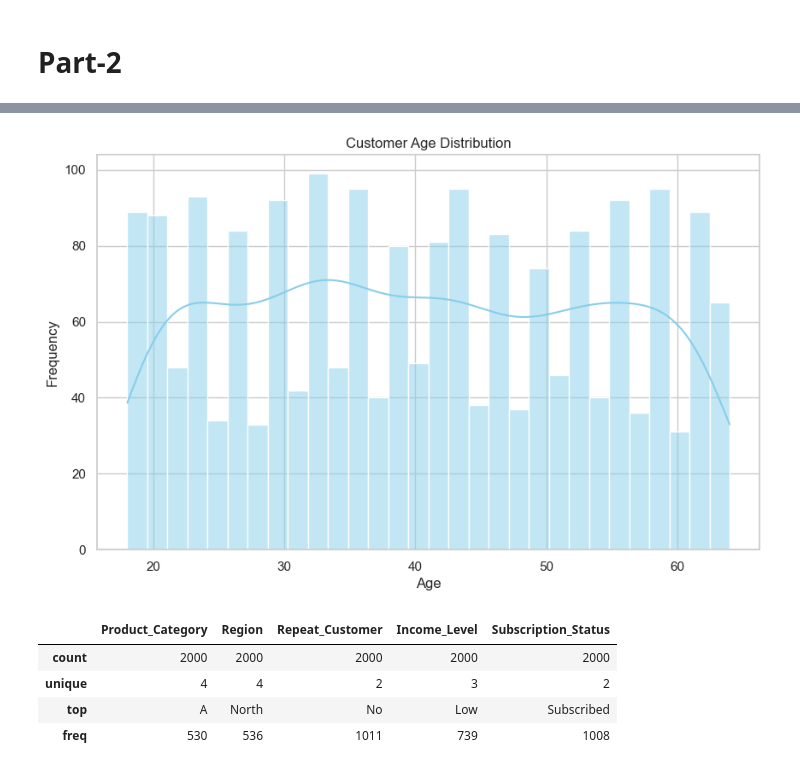
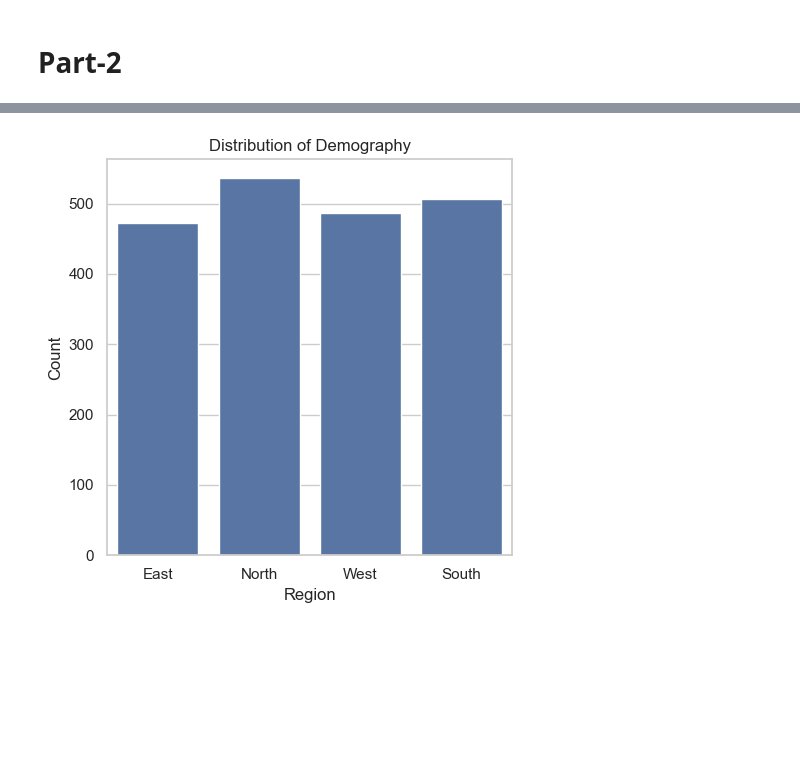
Before and after one commit to saiful-aromax/Navan, a Jupyter notebook: ca_march/CA.ipynb, the cells around one changed output, grey strips where cells are left out. Cells and saved outputs as stored; diff of their text form; code cells hidden in the pictures; blank space fills up the shorter version.

```diff
--- a/ca_march/CA.ipynb
+++ b/ca_march/CA.ipynb
@@ -169,16 +185,0 @@ plt.show()
-# %%
-import matplotlib.pyplot as plt
-import seaborn as sns
-
-# Set the aesthetic style of the plots
-sns.set_style("whitegrid")
-
-# Age Distribution of Customers
-plt.figure(figsize=(10, 6))
-sns.histplot(data['Customer_Age'], bins=30, kde=True, color="skyblue")
-plt.title('Age Distribution of Customers')
-plt.xlabel('Age')
-plt.ylabel('Frequency')
-plt.axvline(data['Customer_Age'].mean(), color='red', linestyle='--', label=f"Mean Age: {data['Customer_Age'].mean():.2f}")
-plt.legend()
-plt.show()
@@ -187,10 +185,0 @@ plt.show()
-# %%
-# Retry Customer Age Distribution plot
-plt.figure(figsize=(10, 6))
-sns.histplot(data['Customer_Age'], bins=30, kde=True, color='skyblue')
-plt.title('Customer Age Distribution')
-plt.xlabel('Age')
-plt.ylabel('Frequency')
-plt.show()
-# %% [output]
-[figure, removed]
@@ -202,8 +186,11 @@ categorical_summary = data[categorical_columns].describe()
-# %%
-data[categorical_columns].describe()
-# %% [output]
-|  | Product_Category | Region | Repeat_Customer | Income_Level | Subscription_Status |
-| count | 2000 | 2000 | 2000 | 2000 | 2000 |
-| unique | 4 | 4 | 2 | 3 | 2 |
-| top | A | North | No | Low | Subscribed |
-| freq | 530 | 536 | 1011 | 739 | 1008 |
+# %%
+fig, ax = plt.subplots(1, figsize=(5, 5))
+
+sns.countplot(x='Region', data=data, ax=ax)
+ax.set_title('Distribution of Demography')
+ax.set_xlabel('Region')
+ax.set_ylabel('Count')
+plt.tight_layout()
+plt.show()
+# %% [output]
+[figure, added]
```
Also changed, not shown: parts of 11 cells of this notebook.
